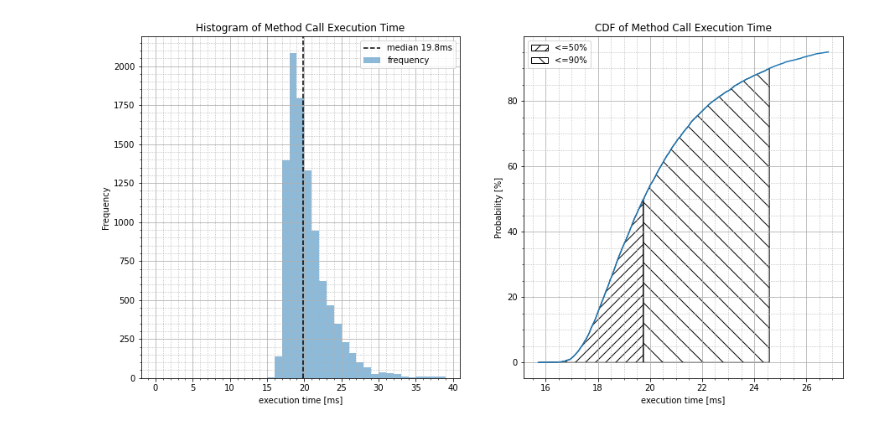
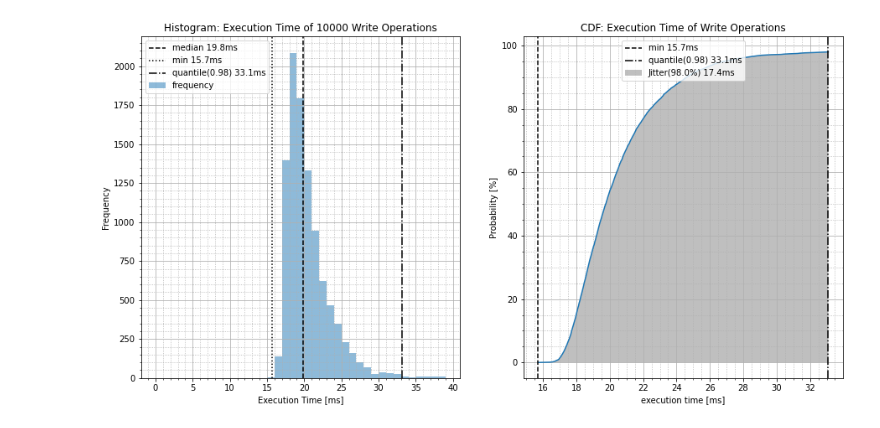
Before and after one commit to NelsonIg/OPC-UA, a Jupyter notebook: src/python/timing/analyse_measurements.ipynb, the cells around one changed output. Cells and saved outputs as stored; diff of their text form; code cells hidden in the pictures.

```diff
--- a/src/python/timing/analyse_measurements.ipynb
+++ b/src/python/timing/analyse_measurements.ipynb
@@ -6,9 +6,9 @@ import numpy as np
 from scipy.optimize import curve_fit
 from scipy.stats import norm
 # %%
-df_write = pd.read_csv('time_write_value_cycles_1000_delay_0.csv')
-df_method = pd.read_csv('time_method_cycles_1000_delay_0.csv')
-df_sub = pd.read_csv('time_subscription_cycles_1000_period_10_queuesize_1.csv')
+df_write = pd.read_csv('time_write_value_cycles_10000_delay_0.csv')
+df_method = pd.read_csv('time_method_cycles_10000_delay_0.csv')
+df_sub = pd.read_csv('time_subscription_cycles_10000_period_10_queuesize_1.csv')
 # %%
 def gauß(x, mu, std, a):
     return (a/np.sqrt(2*np.pi*std**2))*np.exp(-((x-mu)**2)/2*std**2)
@@ -91,45 +81,51 @@ plt.show()
 # %%
-method_call_ms = df_method['method_call']*10**(-6) # [ms]
-median = round(method_call_ms.median(), 1) # median
-bins = np.arange(0, 40, 1)
+# method_call_ms = df_method['method_call']*10**(-6) # [ms]
+# median = round(method_call_ms.median(), 1) # median
+# bins = np.arange(0, 40, 1)
 
-fig, ax = plt.subplots(1, 2, figsize=(15,7.5))
+# fig, ax = plt.subplots(1, 2, figsize=(15,7.5))
 
-ax[0].hist(method_call_ms, bins=bins, alpha=0.5, label='frequency') # histogram
-ax[0].axvline(x=median, color='k', linestyle='--', label=f'median {median}ms') # draw median
-ax[0].legend()
-ax[0].set_title('Histogram of Method Call Execution Time')
-ax[0].set_xlabel('execution time [ms]')
-ax[0].set_ylabel('Frequency')
-# set grid ticks
-ax[0].yaxis.set_major_locator(MultipleLocator(250))
-ax[0].xaxis.set_major_locator(MultipleLocator(5))
-# minors relative to majors
-ax[0].xaxis.set_minor_locator(AutoMinorLocator(5))
-ax[0].yaxis.set_minor_locator(AutoMinorLocator(5))
-ax[0].grid(which='major')
-ax[0].grid(which='minor', linestyle=':')
+# ax[0].hist(method_call_ms, bins=bins, alpha=0.5, label='frequency') # histogram
+# ax[0].axvline(x=median, color='k', linestyle='--', label=f'median {median}ms') # draw median
+# ax[0].legend()
+# ax[0].set_title('Histogram of Method Call Execution Time')
+# ax[0].set_xlabel('execution time [ms]')
+# ax[0].set_ylabel('Frequency')
+# # set grid ticks
+# ax[0].yaxis.set_major_locator(MultipleLocator(250))
+# ax[0].xaxis.set_major_locator(MultipleLocator(5))
+# # minors relative to majors
+# ax[0].xaxis.set_minor_locator(AutoMinorLocator(5))
+# ax[0].yaxis.set_minor_locator(AutoMinorLocator(5))
+# ax[0].grid(which='major')
+# ax[0].grid(which='minor', linestyle=':')
 
 
-cdf, steps = plot_cdf(method_call_ms, end=0.95, num=1000, plot=True) # compute CDF
-sub_window = cdf<=np.quantile(method_call_ms,0.5)
-ax[1].fill_between(cdf[sub_window], steps[sub_window]*100,
-                 color='w', hatch='//', edgecolor="k", label='<=50%')
-sub_window = (cdf>np.quantile(method_call_ms,0.5)) & (cdf<=np.quantile(method_call_ms,0.9))
-ax[1].fill_between(cdf[sub_window], steps[sub_window]*100,
-                 color='w', hatch='\\', edgecolor="k", label='<=90%')
-ax[1].legend()
-ax[1].set_title('CDF of Method Call Execution Time')
-ax[1].set_xlabel('execution time [ms]')
-ax[1].set_ylabel('Probability [%]')
-# set grid ticks
-ax[1].yaxis.set_major_locator(MultipleLocator(20))
-ax[1].xaxis.set_major_locator(MultipleLocator(2))
-# minors relative to majors
-ax[1].xaxis.set_minor_locator(AutoMinorLocator(4))
-ax[1].yaxis.set_minor_locator(AutoMinorLocator(4))
-ax[1].grid(which='major')
-ax[1].grid(which='minor', linestyle=':')
-plt.show()
+# cdf, steps = plot_cdf(method_call_ms, end=0.95, num=1000, plot=True) # compute CDF
+# sub_window = cdf<=np.quantile(method_call_ms,0.5)
+# ax[1].fill_between(cdf[sub_window], steps[sub_window]*100,
+#                  color='w', hatch='//', edgecolor="k", label='<=50%')
+# sub_window = (cdf>np.quantile(method_call_ms,0.5)) & (cdf<=np.quantile(method_call_ms,0.9))
+# ax[1].fill_between(cdf[sub_window], steps[sub_window]*100,
+#                  color='w', hatch='\\', edgecolor="k", label='<=90%')
+# ax[1].legend()
+# ax[1].set_title('CDF of Method Call Execution Time')
+# ax[1].set_xlabel('execution time [ms]')
+# ax[1].set_ylabel('Probability [%]')
+# # set grid ticks
+# ax[1].yaxis.set_major_locator(MultipleLocator(20))
+# ax[1].xaxis.set_major_locator(MultipleLocator(2))
+# # minors relative to majors
+# ax[1].xaxis.set_minor_locator(AutoMinorLocator(4))
+# ax[1].yaxis.set_minor_locator(AutoMinorLocator(4))
+# ax[1].grid(which='major')
+# ax[1].grid(which='minor', linestyle=':')
+# plt.show()
+
+method_call_ms = df_method['method_call']*10**(-6) # [ms]
+bins = np.arange(0, 40, 1)
+hist_title = f'Histogram: Execution Time of {len(method_call_ms)} Write Operations'
+cdf_title = 'CDF: Execution Time of Write Operations'
+hist_cdf_plot(method_call_ms, hist_title, cdf_title, bins, end=0.98)
 # %% [output]
-[figure, old version]
+[figure, new version]
```
Also changed, not shown: parts of 5 cells of this notebook.
